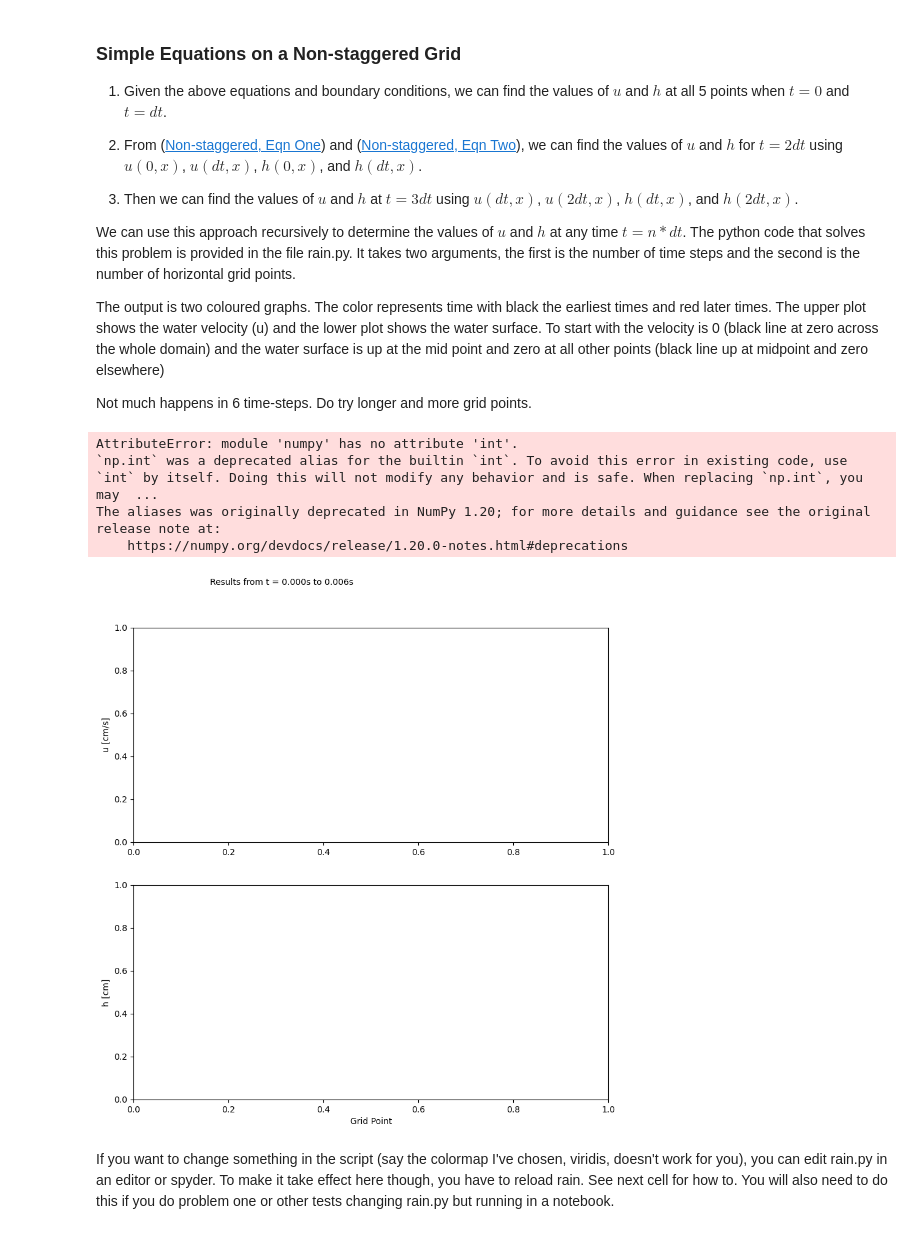
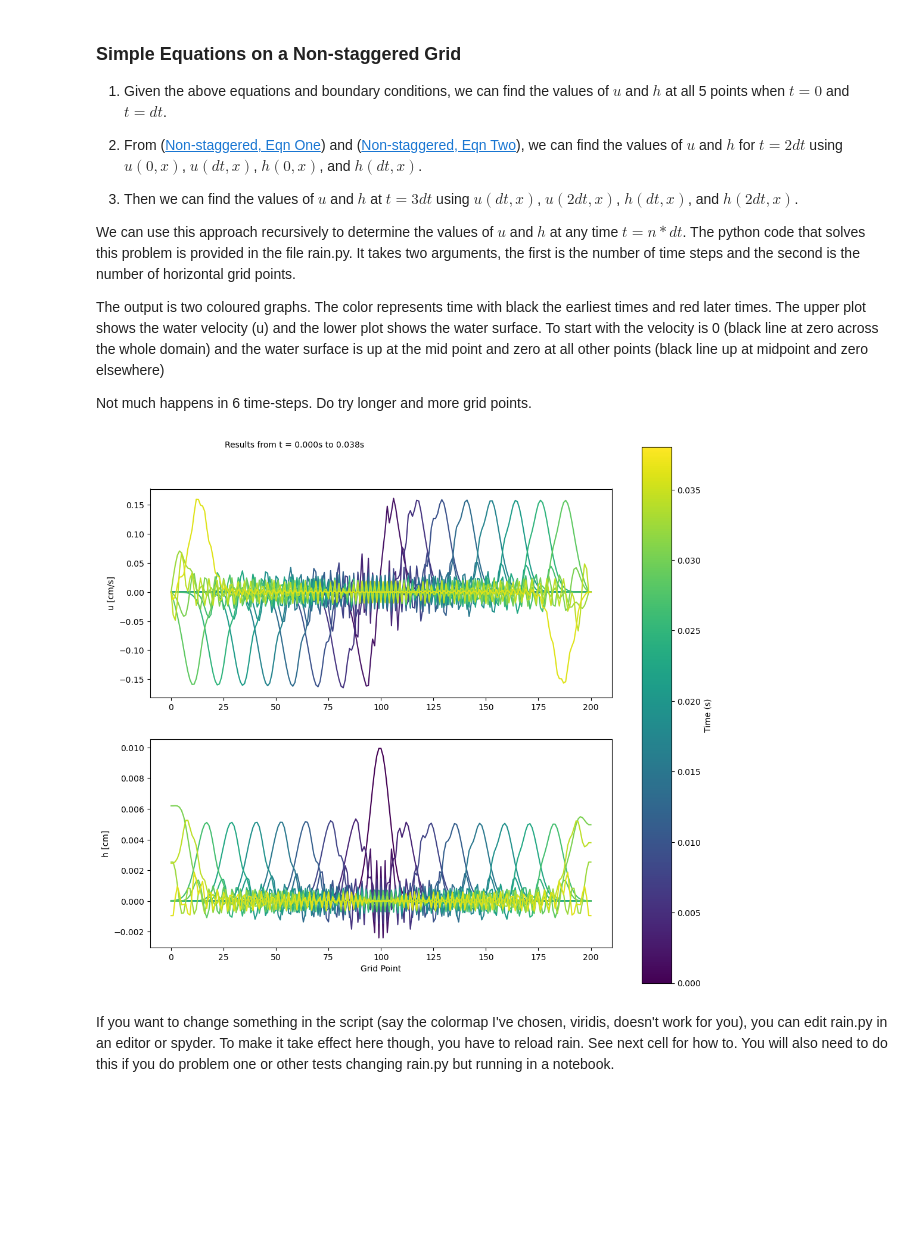
Before and after one commit to fongkenrui/numeric_2024, a Jupyter notebook: notebooks/lab7/Ken-lab7.ipynb, the cells around one changed output. Saved outputs shown, nothing was run; the diff lists cells and outputs as text; code cells hidden in the pictures; blank space fills up the shorter version.

```diff
--- a/notebooks/lab7/Ken-lab7.ipynb
+++ b/notebooks/lab7/Ken-lab7.ipynb
@@ -391,14 +392,10 @@ water surface is up at the mid point and zero at all other points (black
 line up at midpoint and zero elsewhere)
 
 Not much happens in 6 time-steps.  Do try longer and more grid points.
-# %%
-rain.rain([6, 5])
-# %% [output]
-AttributeError: module 'numpy' has no attribute 'int'.
-`np.int` was a deprecated alias for the builtin `int`. To avoid this error in existing code, use `int` by itself. Doing this will not modify any behavior and is safe. When replacing `np.int`, you may  ...
-The aliases was originally deprecated in NumPy 1.20; for more details and guidance see the original release note at:
-    https://numpy.org/devdocs/release/1.20.0-notes.html#deprecations
-[figure, removed]
+# %%
+rain_mod.rain([380, 201])
+# %% [output]
+[figure, added]
 # %% [markdown]
 If you want to change something in the script (say the colormap I've chosen, viridis, doesn't work for you), you can edit rain.py in an editor or spyder.  To make it take effect here though, you have to reload rain.  See next cell for how to.  You will also need to do this if you do problem one or other tests changing rain.py but running in a notebook.
 # %%
```
Also changed, not shown: parts of 16 cells of this notebook, 4 other files.
